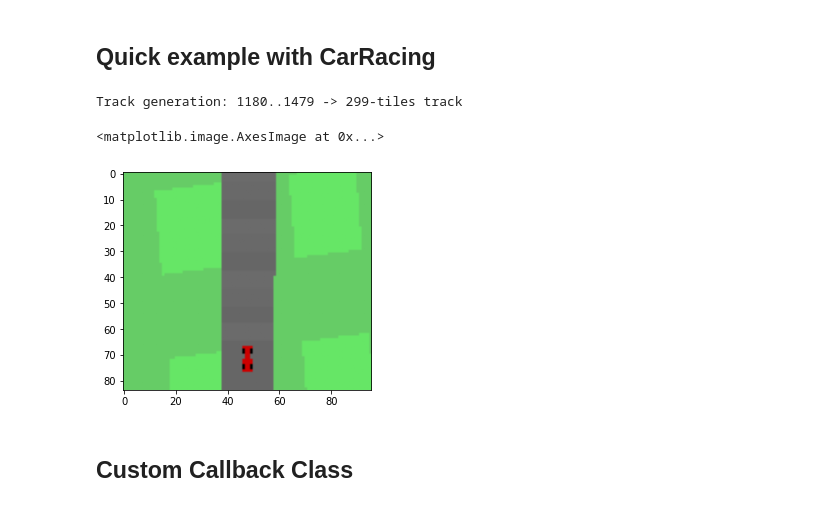
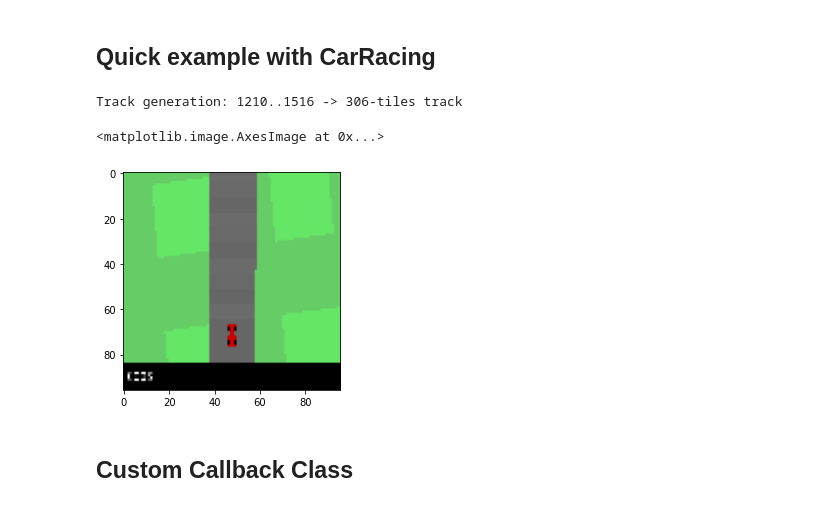
Before and after one commit to AGiannoutsos/car_racer_gym, a Jupyter notebook: RL_DQN.ipynb, the cells around one changed output. Saved outputs shown, nothing was run; the diff lists cells and outputs as text; code cells hidden in the pictures.

```diff
--- a/RL_DQN.ipynb
+++ b/RL_DQN.ipynb
@@ -559,29 +72,29 @@ def state_image_preprocess(state_image):
 ## Quick example with CarRacing
 # %%
 # from gym.envs.box2d import CarRacing
-env = gnwrapper.Animation(CarRacing())
-env = CarRacing()
+env = gnwrapper.Animation(CarRacingDiscrete())
+env = CarRacingDiscrete()
 
 env.reset()
 env.render()
 im = env.render("state_pixels")
 
 def state_image_preprocess(state_image):
     # crop image
-    state_image = state_image[0:84, :, :]
+    # state_image = state_image[0:84, :, :]
     state_image = state_image.transpose((2,0,1))
     # to torch
     state_image = np.ascontiguousarray(state_image, dtype=np.float32) / 255
     state_image = torch.from_numpy(state_image)
     return state_image.unsqueeze(0).to(device)
 
 # plt.imshow(im)
 state_image_preprocess(im).shape
 plt.imshow(state_image_preprocess(im).cpu().squeeze(0).permute(1, 2, 0).numpy())
 # %% [output]
-Track generation: 1180..1479 -> 299-tiles track
+Track generation: 1210..1516 -> 306-tiles track
 <matplotlib.image.AxesImage at 0x...>
-[figure, old version]
+[figure, new version]
 # %% [markdown]
 ## Custom Callback Class
 # %%
```
Also changed, not shown: parts of 6 cells of this notebook.
